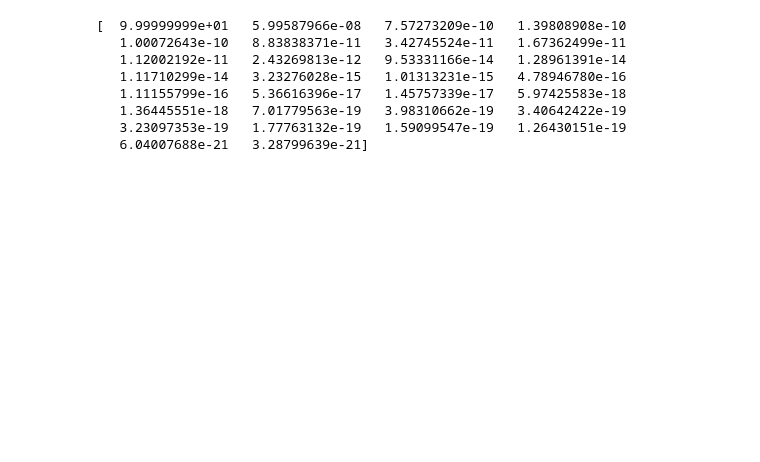
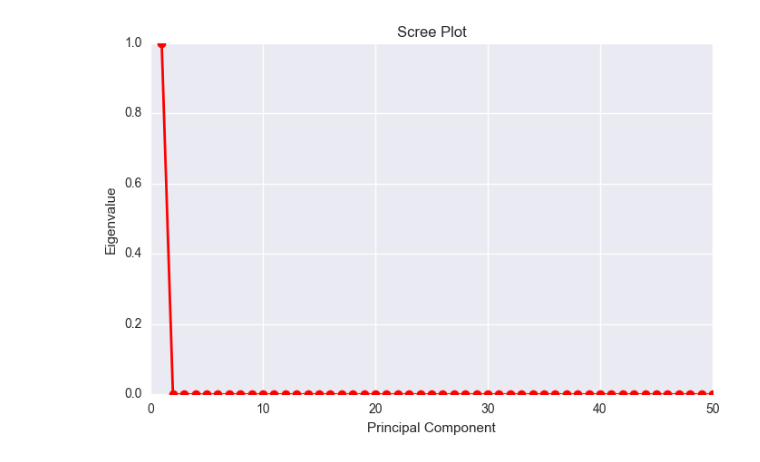
Before and after one commit to jjkleintx/Data-Mining-Group-Project, a Jupyter notebook: PythonCode/DataMiningProject1.ipynb, the cells around one changed output. Saved outputs shown, nothing was run; the diff lists cells and outputs as text; code cells hidden in the pictures; blank space fills up the shorter version.

```diff
--- a/PythonCode/DataMiningProject1.ipynb
+++ b/PythonCode/DataMiningProject1.ipynb
@@ -105,0 +70,16 @@ dfZillowData[(dfZillowData['yearbuilt']==0) | (dfZillowData['yearbuilt'] > 2018)
+# %%
+#We can see that a number of the data columns have NaN values that were assigned during import
+#we choose to replace those values with the median values for the variable.
+
+#Create new columns with highest missing values as True/False.
+#print(dfMajorityOfDataMissing)
+
+dfZillowData['hasbasement'] = dfZillowData[['basementsqft']].where(dfZillowData[['basementsqft']].isnull(), 1).fillna(0).astype(int)
+
+dfZillowData['hasdeck'] = dfZillowData[['yardbuildingsqft26']].where(dfZillowData[['yardbuildingsqft26']].isnull(), 1).fillna(0).astype(int)
+
+dfZillowData['hasfireplace'] = dfZillowData[['fireplaceflag']].where(dfZillowData[['fireplaceflag']].isnull(), 1).fillna(0).astype(int)
+
+dfZillowData['hashottuborspa'] = dfZillowData[['hashottuborspa', 'pooltypeid2']].where(dfZillowData[['hashottuborspa','pooltypeid2']].isnull(), 1).fillna(0).astype(int)
+
+dfZillowData['haspatio'] = dfZillowData[['yardbuildingsqft17']].where(dfZillowData[['yardbuildingsqft17']].isnull(), 1).fillna(0).astype(int)
@@ -106,6 +204,6 @@ dfZillowData[(dfZillowData['yearbuilt']==0) | (dfZillowData['yearbuilt'] > 2018)
 # %%
 #Find out what data types are in the Data set
-dfDataTypes = pd.DataFrame(dfZillowDataUpdated)
+dfDataTypes = pd.DataFrame(dfForModel)
 
 #Create Numeric Only Dataframe
 dfZillowDataNumeric = dfDataTypes.select_dtypes(['float64','int64'])
@@ -113,52 +211,59 @@ dfZillowDataNumeric = dfDataTypes.select_dtypes(['float64','int64'])
 #Create Object only Datafram
 dfZillowDataCat = dfDataTypes.select_dtypes(['object'])
 
 
 #Complete PCA to help with eliminating variables
 #Using only numeric Data
 ZillowDataPCA = dfZillowDataNumeric
 
-pca = PCA(n_components=30)
+components = 50
+
+pca = PCA( n_components= components)
 
 #Run PCA
 ZillowDataPCA_pca = pca.fit(ZillowDataPCA).transform(ZillowDataPCA) # fit data and then transform it
 
-print ((pca.explained_variance_ratio_) * 100)
+EigenValues = pca.explained_variance_ratio_
+
+#Run PCA
+#ZillowDataPCA_pca = pca.fit(ZillowDataPCA).transform(ZillowDataPCA) # fit data and then transform it
+
+fig = plt.figure(figsize=(8,5))
+#Create
+CompentValues = np.arange(components) + 1
+plt.plot(CompentValues, EigenValues, 'ro-', linewidth=2)
+plt.title('Scree Plot')
+plt.xlabel('Principal Component')
+plt.ylabel('Eigenvalue')
+plt.show()
 
 #print(pca.components_)
 
 #pca.components_.head()
 
 # Using custom Function from Dr Parson's Unit 3 diminsion reduction example
 # this function definition just formats the weights into readable strings
 # Updated the Function to have 8 decimal points instead of the 2 from the original
-def get_feature_names_from_weights(weights, names):
-    tmp_array = []
-    for comp in weights:
-        tmp_string = ''
-        for fidx,f in enumerate(names):
-            if fidx>0 and comp[fidx]>=0:
-                tmp_string+='+'
-            tmp_string += '%.8f*%s ' % (comp[fidx],f[:-11])
-        tmp_array.append(tmp_string)
-    return tmp_array
+#def get_feature_names_from_weights(weights, names):
+#    tmp_array = []
+#    for comp in weights:
+#        tmp_string = ''
+#        for fidx,f in enumerate(names):
+#            if fidx>0 and comp[fidx]>=0:
+#                tmp_string+='+'
+#            tmp_string += '%.8f*%s ' % (comp[fidx],f[:-11])
+#        tmp_array.append(tmp_string)
+#    return tmp_array
 
-pca_weight_strings = get_feature_names_from_weights(pca.components_, dfZillowDataNumeric.columns.values)
+#pca_weight_strings = get_feature_names_from_weights(pca.components_, dfZillowDataNumeric.columns.values)
 
 #print(pca_weight_strings)
 
 # create some pandas dataframes from the transformed outputs
-df_pca = pd.DataFrame(ZillowDataPCA_pca,columns=[pca_weight_strings])
+#df_pca = pd.DataFrame(ZillowDataPCA_pca,columns=[pca_weight_strings])
 
 #output data to a csv file for additional review.
 #We dont want to do this as it creates a CSV that is almost 3 million records :-()
 #df_pca.to_csv('/users/cmirwin/desktop/Smu Data Sets/Data Mining/ZillowData/out.csv', sep=',')
 # %% [output]
-[  9.99999999e+01   5.99587966e-08   7.57273209e-10   1.39808908e-10
-   1.00072643e-10   8.83838371e-11   3.42745524e-11   1.67362499e-11
-   1.12002192e-11   2.43269813e-12   9.53331166e-14   1.28961391e-14
-   1.11710299e-14   3.23276028e-15   1.01313231e-15   4.78946780e-16
-   1.11155799e-16   5.36616396e-17   1.45757339e-17   5.97425583e-18
-   1.36445551e-18   7.01779563e-19   3.98310662e-19   3.40642422e-19
-   3.23097353e-19   1.77763132e-19   1.59099547e-19   1.26430151e-19
-   6.04007688e-21   3.28799639e-21]
+[figure, added]
```
Also changed, not shown: parts of 8 cells of this notebook.
